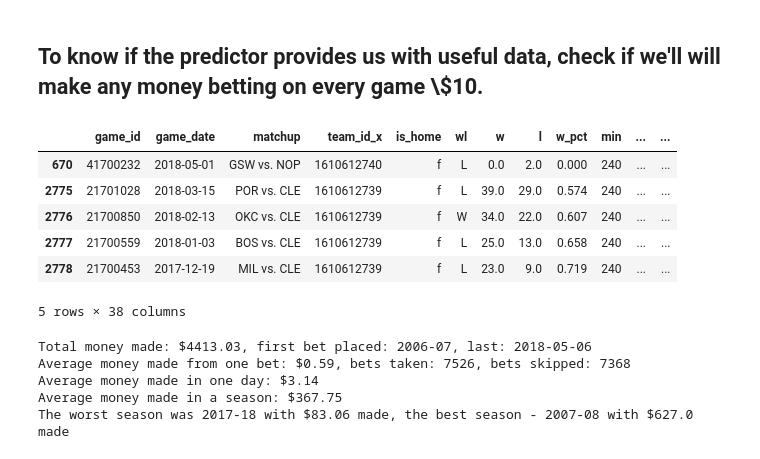
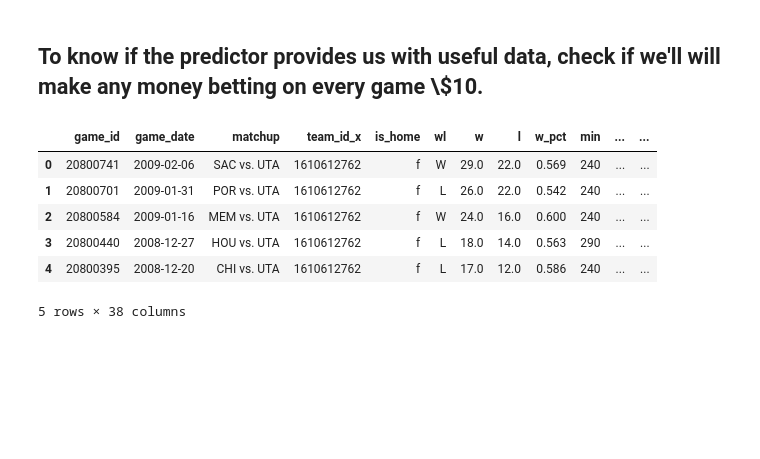
Before and after one commit to jgrodzicki/NBA-result-predictor, a Jupyter notebook: main.ipynb, the cells around one changed output. Drawn from its saved outputs; the diff is of its cells as text; code cells hidden in the pictures; blank space fills up the shorter version.

```diff
--- a/main.ipynb
+++ b/main.ipynb
@@ -266,3 +113,18 @@ Accuracy seems to be quite good but from the testing notebook we know that selec
 # %%
 games_df = pd.read_csv('data/nba_games_all.csv')
 lines_df = pd.read_csv('data/nba_betting_money_line.csv')
+
+games_df = games_df[games_df['is_home'] == 'f']
+book = lines_df['book_name'].value_counts().index[0]
+lines_df = lines_df[lines_df['book_name'] == book]
+
+lg_df = games_df.merge(lines_df, on='game_id')
+lg_df.head()
+# %% [output]
+|  | game_id | game_date | matchup | team_id_x | is_home | wl | w | l | w_pct | min | ... | ... |
+| 0 | 20800741 | 2009-02-06 | SAC vs. UTA | 1610612762 | f | W | 29.0 | 22.0 | 0.569 | 240 | ... | ... |
+| 1 | 20800701 | 2009-01-31 | POR vs. UTA | 1610612762 | f | L | 26.0 | 22.0 | 0.542 | 240 | ... | ... |
+| 2 | 20800584 | 2009-01-16 | MEM vs. UTA | 1610612762 | f | W | 24.0 | 16.0 | 0.600 | 240 | ... | ... |
+| 3 | 20800440 | 2008-12-27 | HOU vs. UTA | 1610612762 | f | L | 18.0 | 14.0 | 0.563 | 290 | ... | ... |
+| 4 | 20800395 | 2008-12-20 | CHI vs. UTA | 1610612762 | f | L | 17.0 | 12.0 | 0.586 | 240 | ... | ... |
+5 rows × 38 columns
@@ -273,11 +130,0 @@ lines_df = lines_df[lines_df['book_name'] == book]
-# %%
-lg_df = games_df.merge(lines_df, on='game_id')
-lg_df[lg_df['season_year'] == 2017].head()
-# %% [output]
-|  | game_id | game_date | matchup | team_id_x | is_home | wl | w | l | w_pct | min | ... | ... |
-| 670 | 41700232 | 2018-05-01 | GSW vs. NOP | 1610612740 | f | L | 0.0 | 2.0 | 0.000 | 240 | ... | ... |
-| 2775 | 21701028 | 2018-03-15 | POR vs. CLE | 1610612739 | f | L | 39.0 | 29.0 | 0.574 | 240 | ... | ... |
-| 2776 | 21700850 | 2018-02-13 | OKC vs. CLE | 1610612739 | f | W | 34.0 | 22.0 | 0.607 | 240 | ... | ... |
-| 2777 | 21700559 | 2018-01-03 | BOS vs. CLE | 1610612739 | f | L | 25.0 | 13.0 | 0.658 | 240 | ... | ... |
-| 2778 | 21700453 | 2017-12-19 | MIL vs. CLE | 1610612739 | f | L | 23.0 | 9.0 | 0.719 | 240 | ... | ... |
-5 rows × 38 columns
@@ -321,17 +130,0 @@ for i in tqdm(range(len(lg_df)), position=0, leave=True):
-# %%
-print(f'Total money made: ${round(sum(money_d.values()), 2)}, first bet placed: {min(money_d.keys())}, last: {max(money_d.keys())}')
-print(f'Average money made from one bet: ${round(sum(money_s.values()) / n, 2)}, bets taken: {n}, bets skipped: {len(lg_df) - n}')
-print(f'Average money made in one day: ${round(sum(money_d.values()) / len(money_d.values()), 2)}')
-print(f'Average money made in a season: ${round(sum(money_s.values()) / len(money_s.values()), 2)}')
-
-max_s_idx = np.argmax(list(money_s.values()))
-min_s_idx = np.argmin(list(money_s.values()))
-
-print(f'The worst season was {list(money_s.keys())[min_s_idx]} with ${round(list(money_s.values())[min_s_idx], 2)} made, \
-the best season - {list(money_s.keys())[max_s_idx]} with ${round(list(money_s.values())[max_s_idx], 2)} made')
-# %% [output]
-Total money made: $4413.03, first bet placed: 2006-07, last: 2018-05-06
-Average money made from one bet: $0.59, bets taken: 7526, bets skipped: 7368
-Average money made in one day: $3.14
-Average money made in a season: $367.75
-The worst season was 2017-18 with $83.06 made, the best season - 2007-08 with $627.0 made
```
Also changed, not shown: parts of 31 cells of this notebook, 1 other file.
